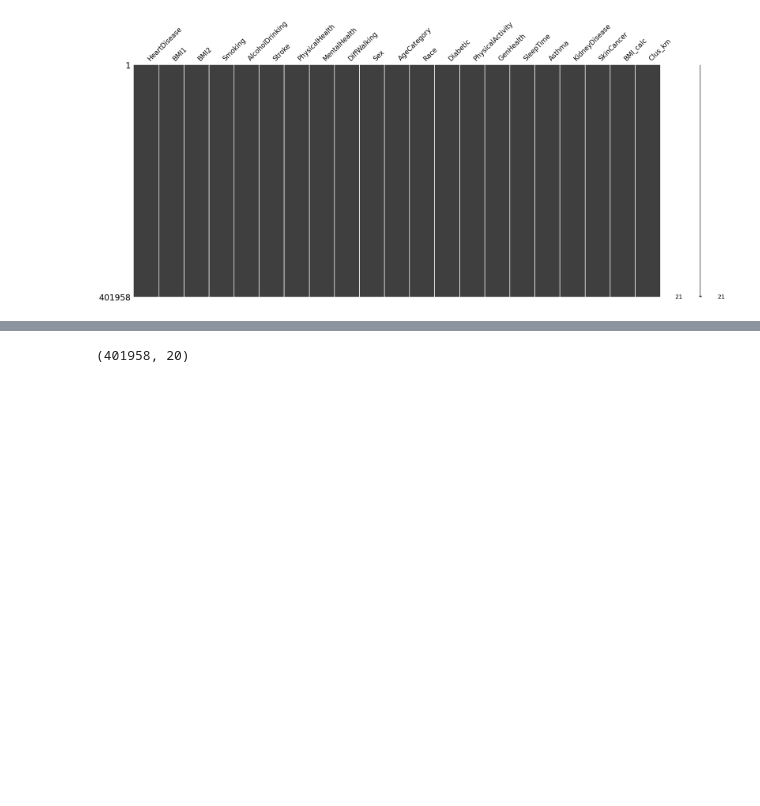
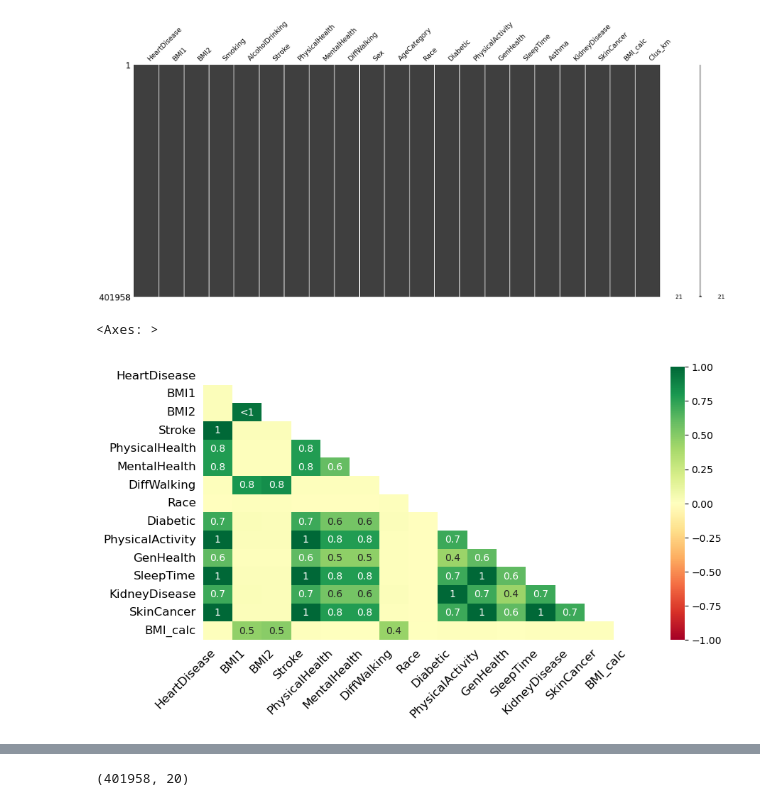
Before and after one commit to yahyamomtaz/Heart-Attack-Project, a Jupyter notebook: heart-attack-complete-project.ipynb, the cells around one changed output, grey strips where cells are left out. Drawn from its saved outputs; the diff is of its cells as text; code cells hidden in the pictures; blank space fills up the shorter version.

```diff
--- a/heart-attack-complete-project.ipynb
+++ b/heart-attack-complete-project.ipynb
@@ -331,3 +339,8 @@ msno.matrix(df_imputed)
 # %% [output]
 <Axes: >
 [figure]
+# %%
+msno.heatmap(df, cmap="RdYlGn", figsize=(10,5), fontsize=12)
+# %% [output]
+<Axes: >
+[figure, added]
```
Also changed, not shown: parts of 8 cells of this notebook.
